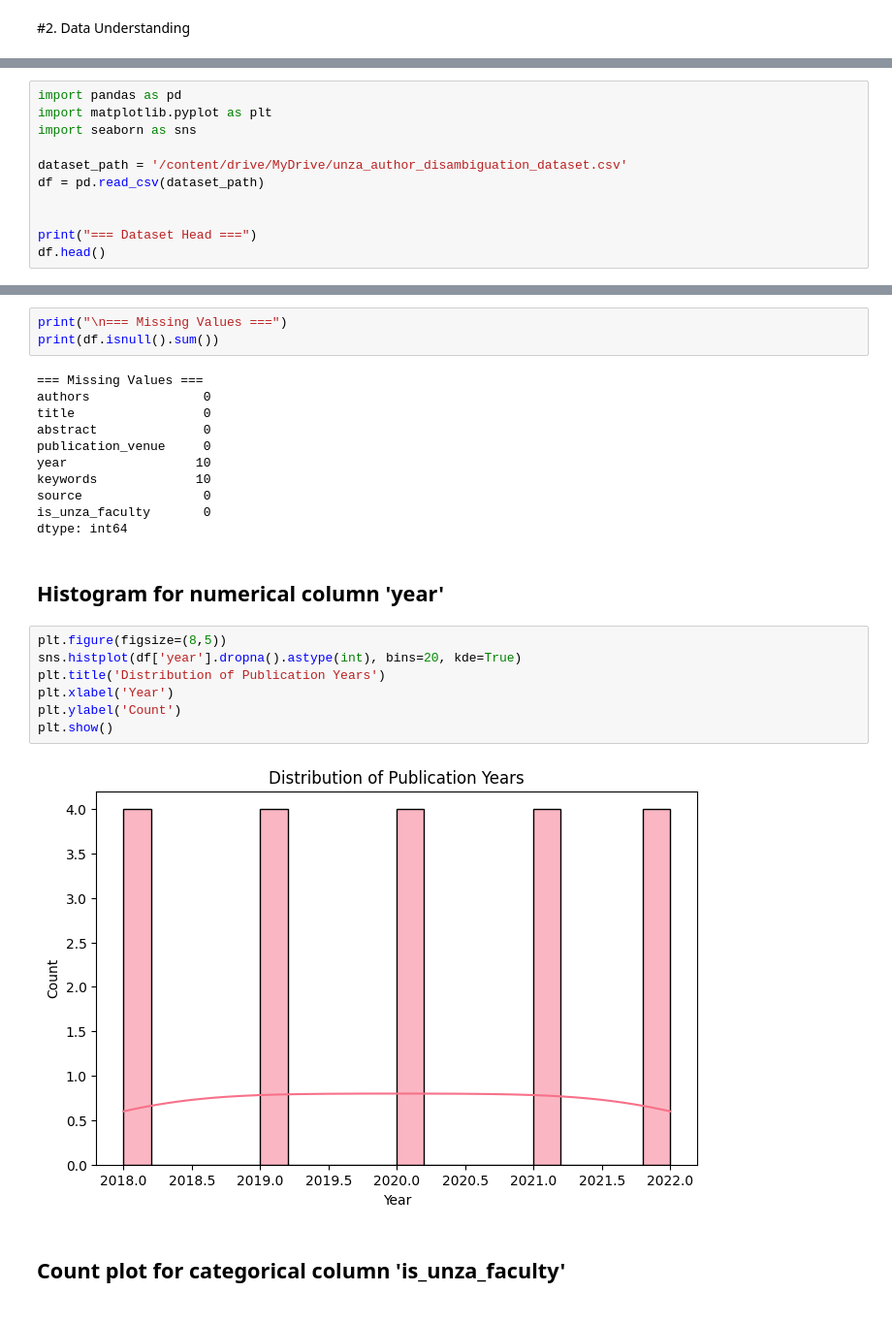
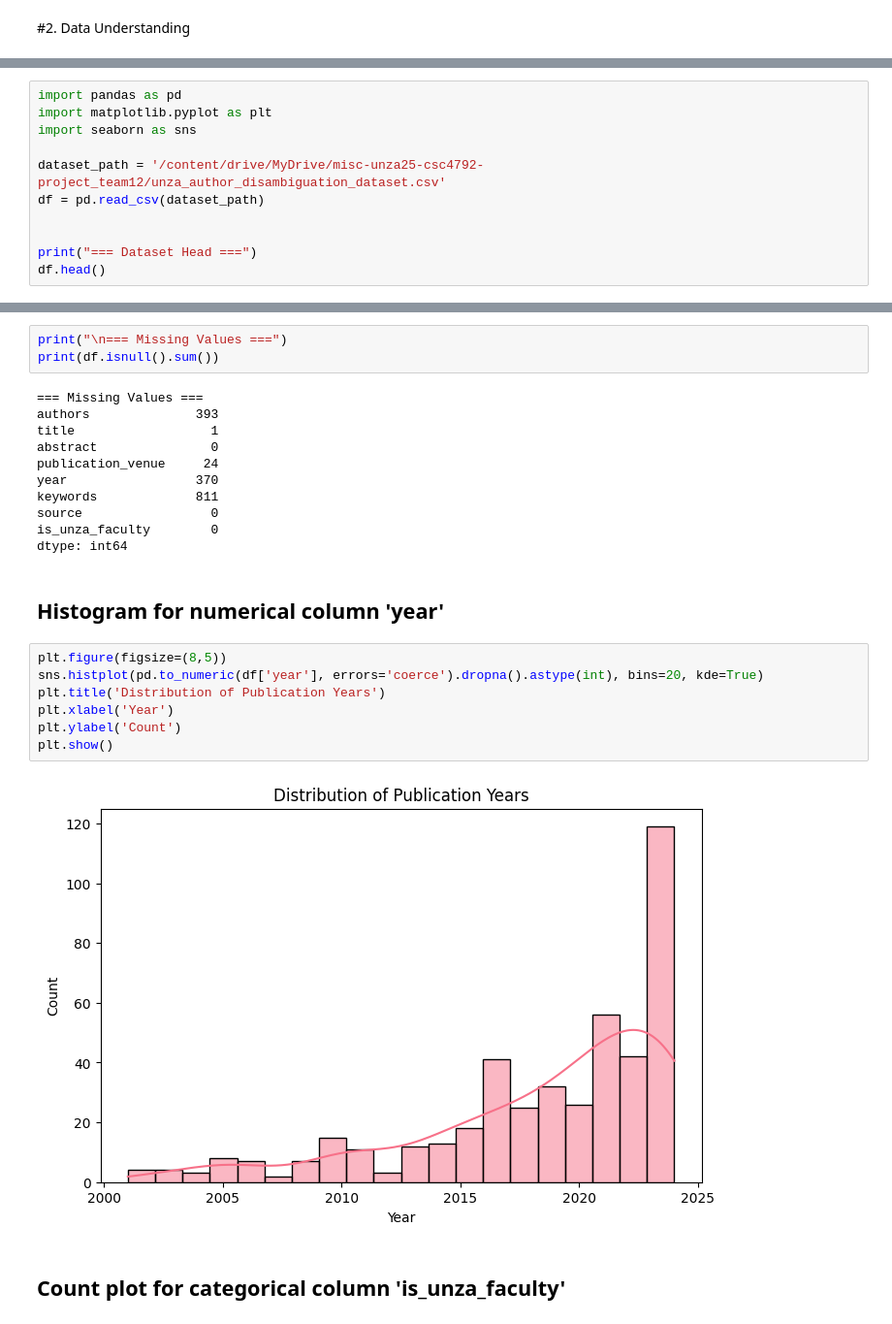
Before and after one commit to isaac-chisaleCS/code-unza25-csc4792-project_team_12-repository, a Jupyter notebook: Copy_of_code_unza25_csc4792_project_team_12_notebook.ipynb, the cells around one changed output, grey strips where cells are left out. Shown at 97% size. Drawn from its saved outputs; the diff is of its cells as text.

```diff
--- a/Copy_of_code_unza25_csc4792_project_team_12_notebook.ipynb
+++ b/Copy_of_code_unza25_csc4792_project_team_12_notebook.ipynb
@@ -521,7 +132,7 @@ import pandas as pd
 import matplotlib.pyplot as plt
 import seaborn as sns
 
-dataset_path = '/content/drive/MyDrive/unza_author_disambiguation_dataset.csv'
+dataset_path = '/content/drive/MyDrive/misc-unza25-csc4792-project_team12/unza_author_disambiguation_dataset.csv'
 df = pd.read_csv(dataset_path)
 
 
@@ -587,27 +198,27 @@ print("\n=== Missing Values ===")
 print(df.isnull().sum())
 # %% [output]
 === Missing Values ===
-authors               0
-title                 0
-abstract              0
-publication_venue     0
-year                 10
-keywords             10
-source                0
-is_unza_faculty       0
+authors              393
+title                  1
+abstract               0
+publication_venue     24
+year                 370
+keywords             811
+source                 0
+is_unza_faculty        0
 dtype: int64
 # %% [markdown]
 
 ## Histogram for numerical column 'year'
 # %%
 plt.figure(figsize=(8,5))
-sns.histplot(df['year'].dropna().astype(int), bins=20, kde=True)
+sns.histplot(pd.to_numeric(df['year'], errors='coerce').dropna().astype(int), bins=20, kde=True)
 plt.title('Distribution of Publication Years')
 plt.xlabel('Year')
 plt.ylabel('Count')
 plt.show()
 # %% [output]
-[figure, old version]
+[figure, new version]
 # %% [markdown]
 ## Count plot for categorical column 'is_unza_faculty'
 # %%
```
Also changed, not shown: parts of 49 cells of this notebook.
